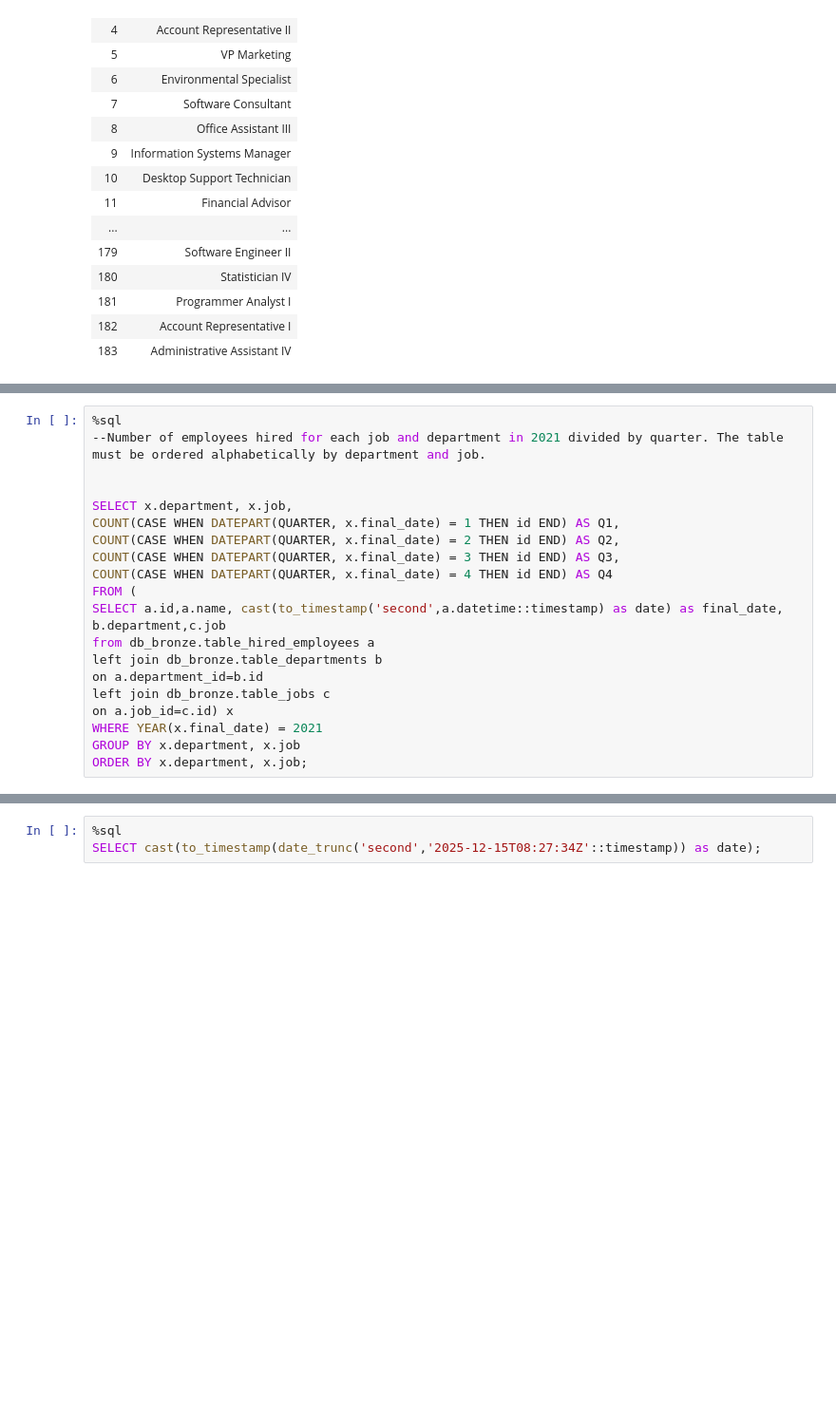
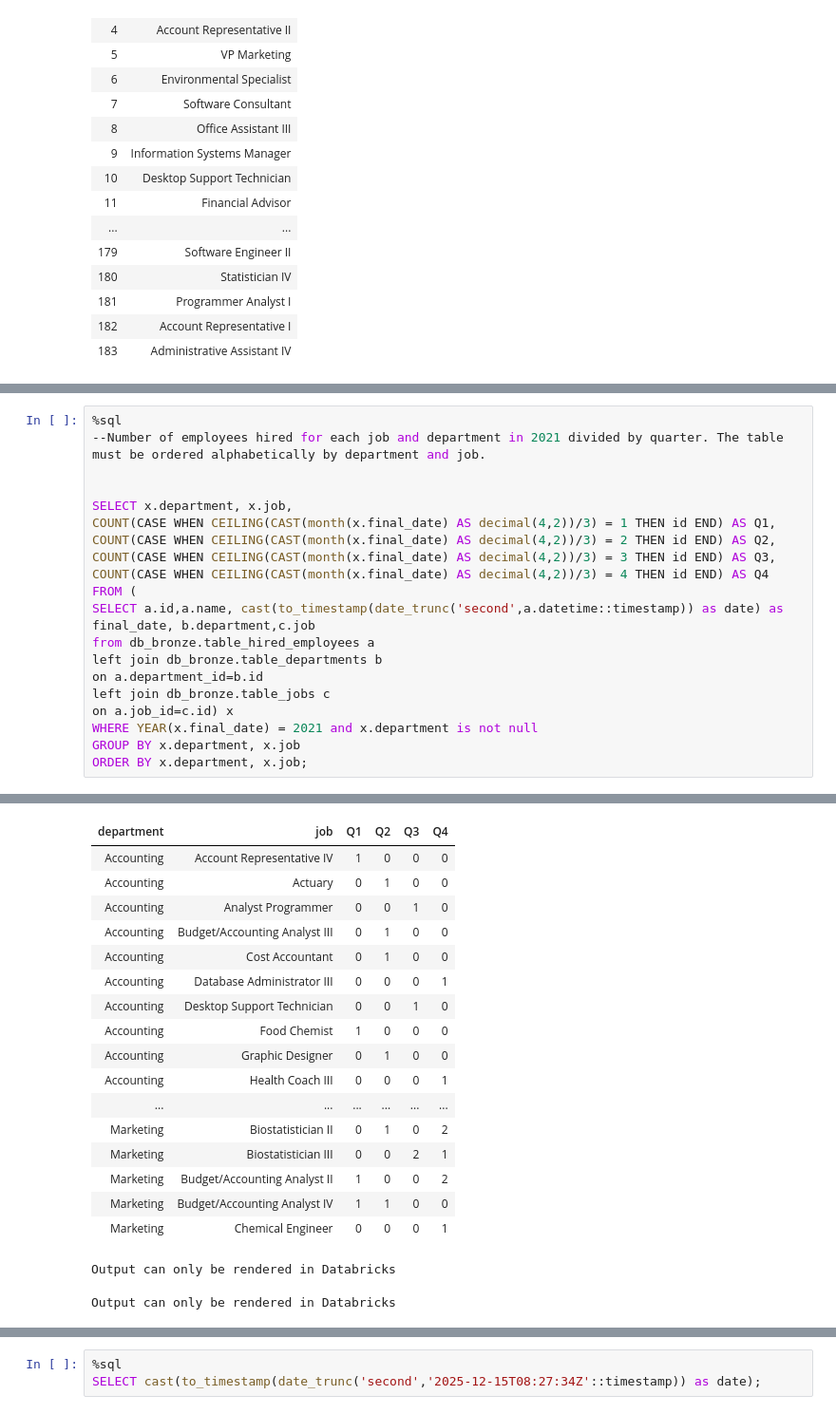
Before and after one commit to alexis18daes/databricks_challenge_repo, a Jupyter notebook: challenge_final.ipynb, the cells around one changed output, grey strips where cells are left out. Shown at 95% size. Saved outputs shown, nothing was run; the diff lists cells and outputs as text; blank space fills up the shorter version.

```diff
--- a/challenge_final.ipynb
+++ b/challenge_final.ipynb
@@ -225,18 +253,18 @@ select * from db_bronze.table_jobs;
 
 
 SELECT x.department, x.job,
-COUNT(CASE WHEN DATEPART(QUARTER, x.final_date) = 1 THEN id END) AS Q1,
-COUNT(CASE WHEN DATEPART(QUARTER, x.final_date) = 2 THEN id END) AS Q2,
-COUNT(CASE WHEN DATEPART(QUARTER, x.final_date) = 3 THEN id END) AS Q3,
-COUNT(CASE WHEN DATEPART(QUARTER, x.final_date) = 4 THEN id END) AS Q4
+COUNT(CASE WHEN CEILING(CAST(month(x.final_date) AS decimal(4,2))/3) = 1 THEN id END) AS Q1,
+COUNT(CASE WHEN CEILING(CAST(month(x.final_date) AS decimal(4,2))/3) = 2 THEN id END) AS Q2,
+COUNT(CASE WHEN CEILING(CAST(month(x.final_date) AS decimal(4,2))/3) = 3 THEN id END) AS Q3,
+COUNT(CASE WHEN CEILING(CAST(month(x.final_date) AS decimal(4,2))/3) = 4 THEN id END) AS Q4
 FROM (
-SELECT a.id,a.name, cast(to_timestamp('second',a.datetime::timestamp) as date) as final_date, b.department,c.job
+SELECT a.id,a.name, cast(to_timestamp(date_trunc('second',a.datetime::timestamp)) as date) as final_date, b.department,c.job
 from db_bronze.table_hired_employees a
 left join db_bronze.table_departments b
 on a.department_id=b.id
 left join db_bronze.table_jobs c
 on a.job_id=c.id) x
-WHERE YEAR(x.final_date) = 2021
+WHERE YEAR(x.final_date) = 2021 and x.department is not null
 GROUP BY x.department, x.job
 ORDER BY x.department, x.job;
 # %% [output]
@@ -244,3 +271,22 @@ ORDER BY x.department, x.job;
+| department | job | Q1 | Q2 | Q3 | Q4 |
+| Accounting | Account Representative IV | 1 | 0 | 0 | 0 |
+| Accounting | Actuary | 0 | 1 | 0 | 0 |
+| Accounting | Analyst Programmer | 0 | 0 | 1 | 0 |
+| Accounting | Budget/Accounting Analyst III | 0 | 1 | 0 | 0 |
+| Accounting | Cost Accountant | 0 | 1 | 0 | 0 |
+| Accounting | Database Administrator III | 0 | 0 | 0 | 1 |
+| Accounting | Desktop Support Technician | 0 | 0 | 1 | 0 |
+| Accounting | Food Chemist | 1 | 0 | 0 | 0 |
+| Accounting | Graphic Designer | 0 | 1 | 0 | 0 |
+| Accounting | Health Coach III | 0 | 0 | 0 | 1 |
+| ... | ... | ... | ... | ... | ... |
+| Marketing | Biostatistician II | 0 | 1 | 0 | 2 |
+| Marketing | Biostatistician III | 0 | 0 | 2 | 1 |
+| Marketing | Budget/Accounting Analyst II | 1 | 0 | 0 | 2 |
+| Marketing | Budget/Accounting Analyst IV | 1 | 1 | 0 | 0 |
+| Marketing | Chemical Engineer | 0 | 0 | 0 | 1 |
+Output can only be rendered in Databricks
+Output can only be rendered in Databricks
 # %%
 %sql
 --List of ids, name and number of employees hired of each department that hired more
```
Also changed, not shown: parts of 3 cells of this notebook, 6 other files.
